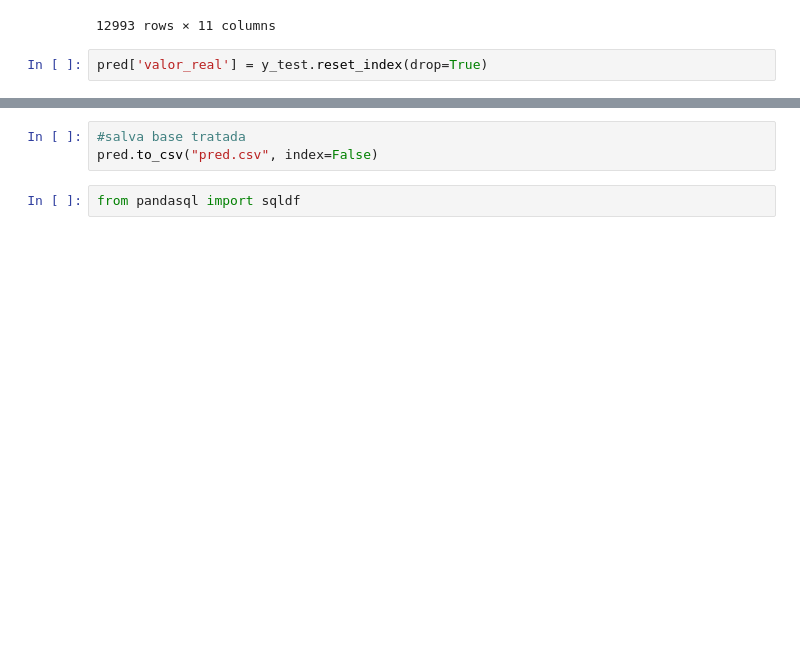
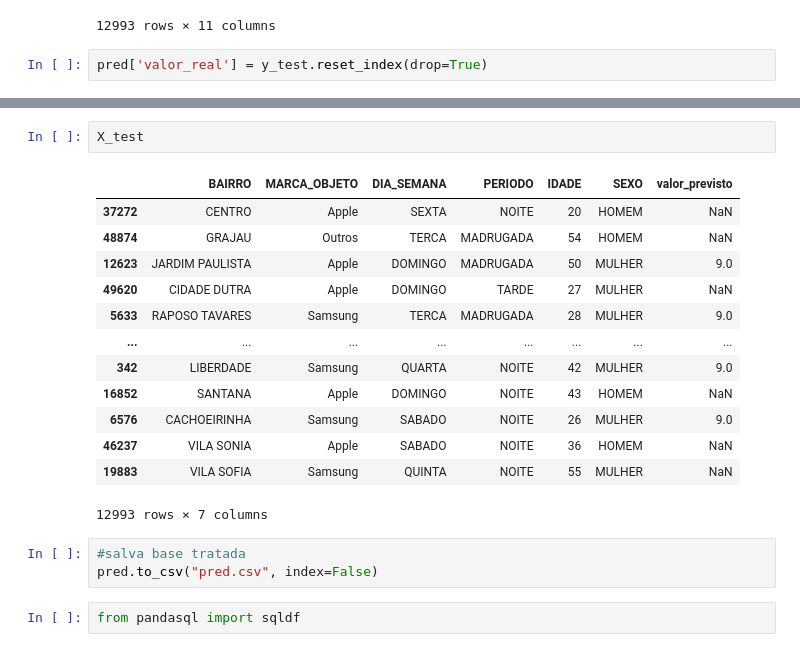
Before and after one commit to markoshlima/robbsntheftsphones, a Jupyter notebook: notebooks/celulares-roubo-furto.ipynb, the cells around one changed output, grey strips where cells are left out. Cells and saved outputs as stored; diff of their text form; blank space fills up the shorter version.

```diff
--- a/notebooks/celulares-roubo-furto.ipynb
+++ b/notebooks/celulares-roubo-furto.ipynb
@@ -1498,3 +1482,19 @@ pred
+# %%
+X_test
+# %% [output]
+|  | BAIRRO | MARCA_OBJETO | DIA_SEMANA | PERIODO | IDADE | SEXO | valor_previsto |
+| 37272 | CENTRO | Apple | SEXTA | NOITE | 20 | HOMEM | NaN |
+| 48874 | GRAJAU | Outros | TERCA | MADRUGADA | 54 | HOMEM | NaN |
+| 12623 | JARDIM PAULISTA | Apple | DOMINGO | MADRUGADA | 50 | MULHER | 9.0 |
+| 49620 | CIDADE DUTRA | Apple | DOMINGO | TARDE | 27 | MULHER | NaN |
+| 5633 | RAPOSO TAVARES | Samsung | TERCA | MADRUGADA | 28 | MULHER | 9.0 |
+| ... | ... | ... | ... | ... | ... | ... | ... |
+| 342 | LIBERDADE | Samsung | QUARTA | NOITE | 42 | MULHER | 9.0 |
+| 16852 | SANTANA | Apple | DOMINGO | NOITE | 43 | HOMEM | NaN |
+| 6576 | CACHOEIRINHA | Samsung | SABADO | NOITE | 26 | MULHER | 9.0 |
+| 46237 | VILA SONIA | Apple | SABADO | NOITE | 36 | HOMEM | NaN |
+| 19883 | VILA SOFIA | Samsung | QUINTA | NOITE | 55 | MULHER | NaN |
+12993 rows × 7 columns
 # %%
 #salva base tratada
 pred.to_csv("pred.csv", index=False)
```
Also changed, not shown: parts of 15 cells of this notebook, 9 other files.
